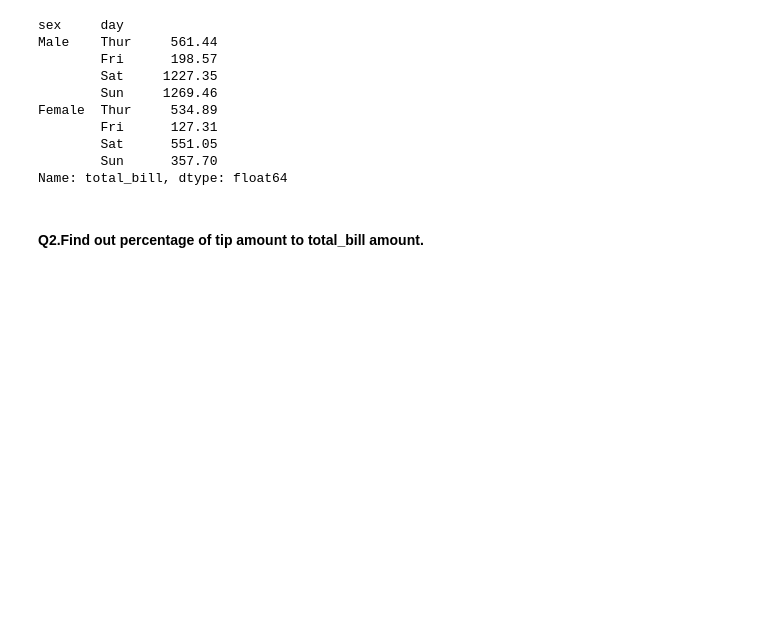
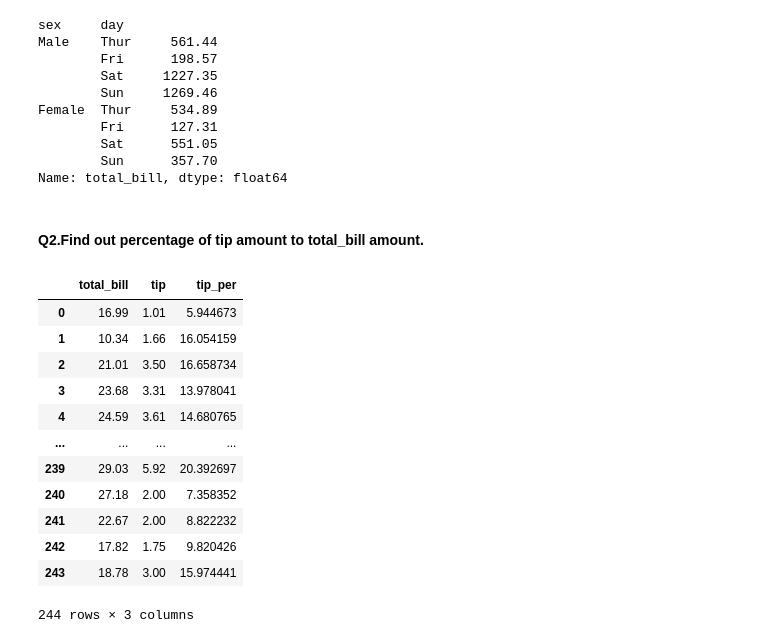
Before and after one commit to SaiPrathek/DS_01_MAY_2020, a Jupyter notebook: assignments/tips_assignments.ipynb, the cells around one changed output. Cells and saved outputs as stored; diff of their text form; code cells hidden in the pictures; blank space fills up the shorter version.

```diff
--- a/assignments/assignments.ipynb
+++ b/assignments/tips_assignments.ipynb
@@ -266,3 +238,23 @@ Female  Thur     534.89
 Name: total_bill, dtype: float64
 # %% [markdown]
 #### Q2.Find out percentage of tip amount to total_bill amount.
+# %%
+tip_per = tips.tip / tips.total_bill * 100
+tip_per.name = 'tip_per'
+# %%
+# Display total_bill, tip and tip_per
+pd.merge(tips[['total_bill','tip']], tip_per,left_index=True, right_index=True)
+# %% [output]
+|  | total_bill | tip | tip_per |
+| 0 | 16.99 | 1.01 | 5.944673 |
+| 1 | 10.34 | 1.66 | 16.054159 |
+| 2 | 21.01 | 3.50 | 16.658734 |
+| 3 | 23.68 | 3.31 | 13.978041 |
+| 4 | 24.59 | 3.61 | 14.680765 |
+| ... | ... | ... | ... |
+| 239 | 29.03 | 5.92 | 20.392697 |
+| 240 | 27.18 | 2.00 | 7.358352 |
+| 241 | 22.67 | 2.00 | 8.822232 |
+| 242 | 17.82 | 1.75 | 9.820426 |
+| 243 | 18.78 | 3.00 | 15.974441 |
+244 rows × 3 columns
```
Also changed, not shown: parts of 15 cells of this notebook, 4 other files.
